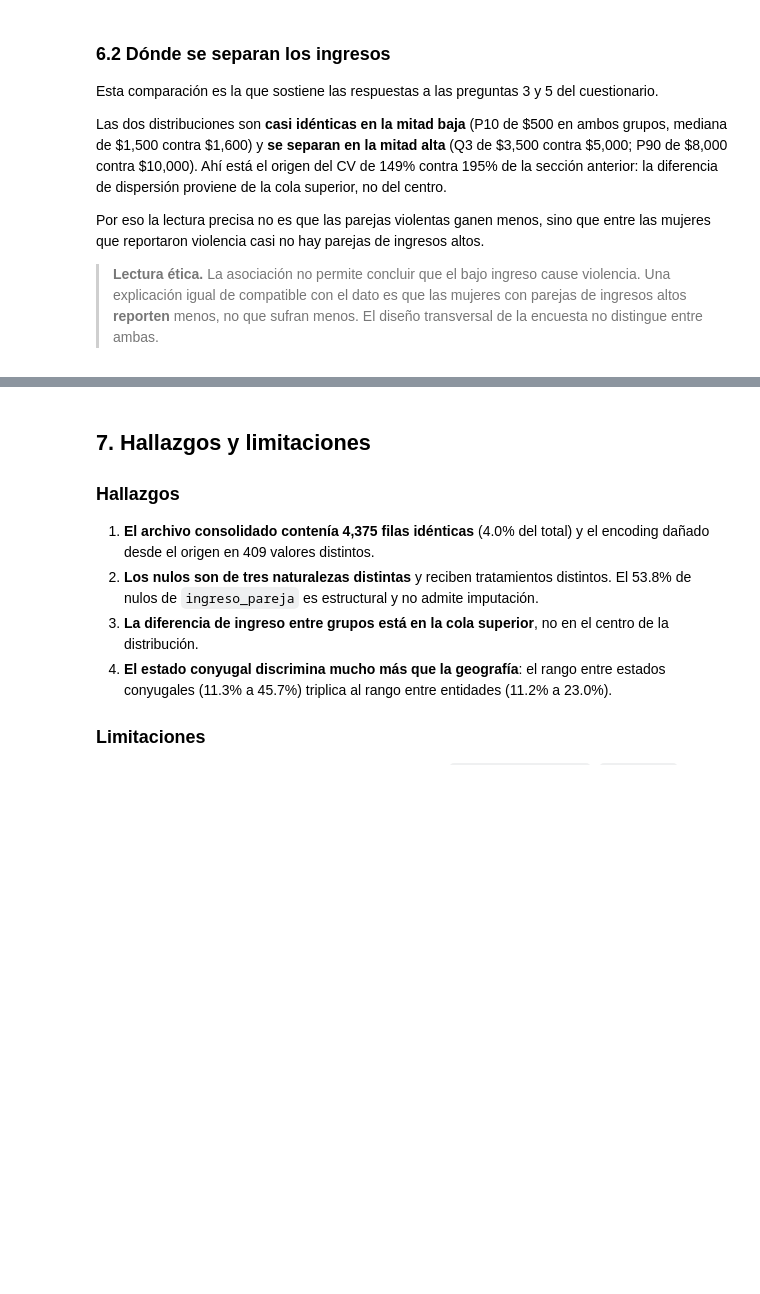
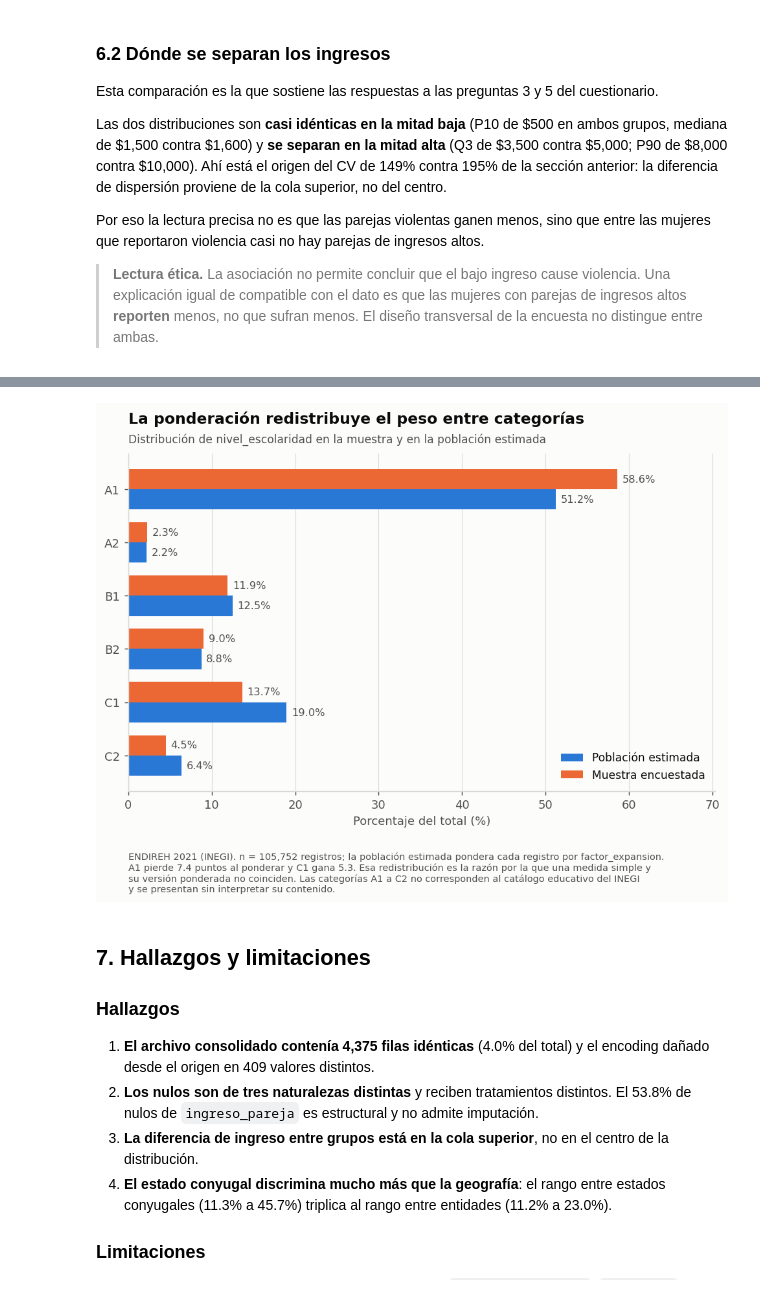
Before and after one commit to PippuPippu17/proyecto-endireh-violencia-, a Jupyter notebook: notebooks/eda_endireh.ipynb, the cells around one changed output, grey strips where cells are left out. Cells and saved outputs as stored; diff of their text form; code cells hidden in the pictures; blank space fills up the shorter version.

```diff
--- a/notebooks/eda_endireh.ipynb
+++ b/notebooks/eda_endireh.ipynb
@@ -407,3 +428,8 @@ display(Image(filename=str(RUTA_FIGURAS / "04_prevalencia_por_estado_civil.png")
+# %%
+# Mostramos la figura 5 ya generada, leyéndola desde reports/figuras/.
+display(Image(filename=str(RUTA_FIGURAS / "05_escolaridad_muestra_vs_poblacion.png")))
+# %% [output]
+[figure, added]
 # %% [markdown]
 ## 7. Hallazgos y limitaciones
 
```
Also changed, not shown: parts of 8 cells of this notebook, 3 other files.
